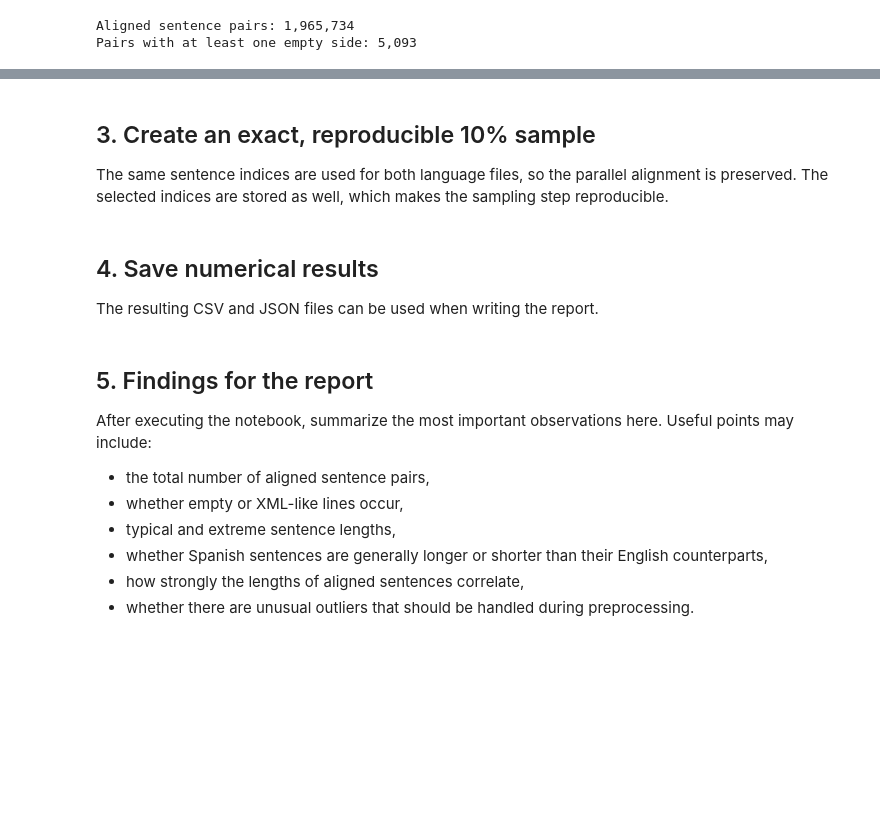
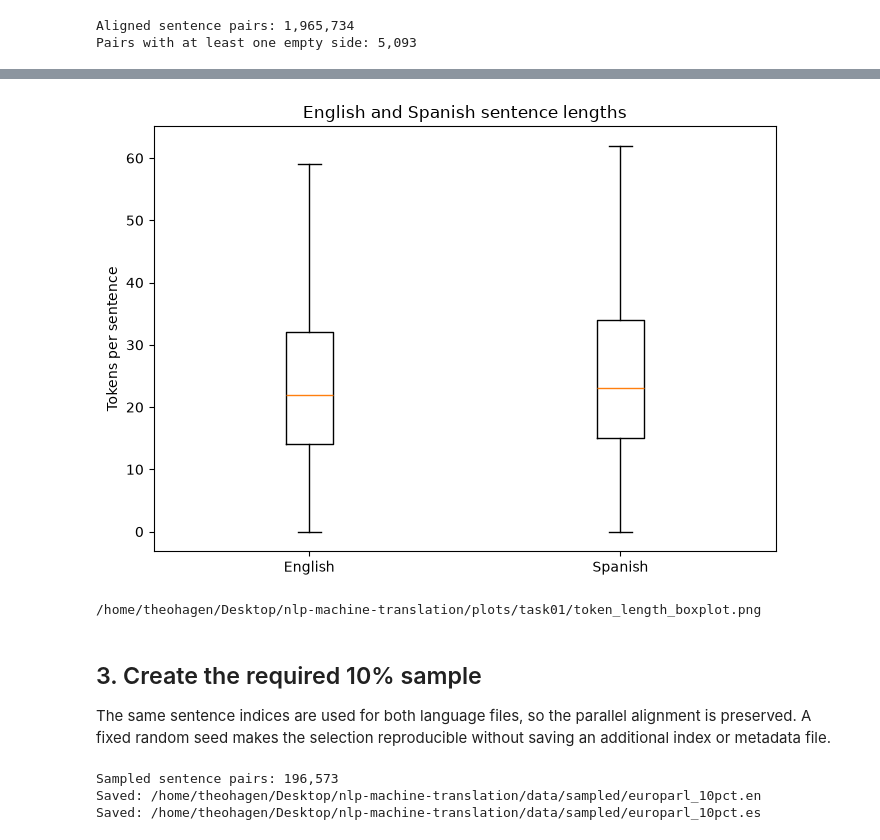
Before and after one commit to theodorhagen/nlp-machine-translation, a Jupyter notebook: notebooks/task01_data_exploration.ipynb, the cells around one changed output, grey strips where cells are left out. Cells and saved outputs as stored; diff of their text form; code cells hidden in the pictures; blank space fills up the shorter version.

```diff
--- a/notebooks/task01_data_exploration.ipynb
+++ b/notebooks/task01_data_exploration.ipynb
@@ -215,24 +230,27 @@ print(path)
 # %%
 plot_data = [
     en_tokens[en_tokens <= np.percentile(en_tokens, 99)],
     es_tokens[es_tokens <= np.percentile(es_tokens, 99)],
 ]
 
 plt.figure(figsize=(7, 5))
 plt.boxplot(plot_data, tick_labels=["English", "Spanish"], showfliers=False)
 plt.ylabel("Tokens per sentence")
 plt.title("English and Spanish sentence lengths")
 plt.tight_layout()
 
-path = FIGURE_DIR / "token_length_boxplot.png"
+path = PLOT_DIR / "token_length_boxplot.png"
 plt.savefig(path, dpi=200)
 plt.show()
 
 print(path)
+# %% [output]
+[figure, added]
+/home/theohagen/Desktop/nlp-machine-translation/plots/task01/token_length_boxplot.png
 # %% [markdown]
-## 3. Create an exact, reproducible 10% sample
+## 3. Create the required 10% sample
 
-The same sentence indices are used for both language files, so the parallel alignment is preserved. The selected indices are stored as well, which makes the sampling step reproducible.
+The same sentence indices are used for both language files, so the parallel alignment is preserved. A fixed random seed makes the selection reproducible without saving an additional index or metadata file.
 # %%
 sample_size = int(round(total_pairs * SAMPLE_FRACTION))
 rng = np.random.default_rng(RANDOM_SEED)
@@ -243,9 +261,6 @@ sample_indices = np.sort(
 
 sample_en_path = SAMPLE_DIR / "europarl_10pct.en"
 sample_es_path = SAMPLE_DIR / "europarl_10pct.es"
-sample_indices_path = ARTIFACT_DIR / "sample_indices.npy"
-
-np.save(sample_indices_path, sample_indices)
 
 selected = 0
 next_position = 0
@@ -269,23 +284,10 @@ with EN_PATH.open("r", encoding="utf-8", errors="replace") as en_file, \
 
 assert selected == sample_size
 
-sampling_metadata = {
-    "random_seed": RANDOM_SEED,
-    "sample_fraction": SAMPLE_FRACTION,
-    "corpus_sentence_pairs": total_pairs,
-    "sample_sentence_pairs": selected,
-    "english_sample_file": str(sample_en_path.relative_to(PROJECT_ROOT)),
-    "spanish_sample_file": str(sample_es_path.relative_to(PROJECT_ROOT)),
-}
-
-metadata_path = ARTIFACT_DIR / "sampling_metadata.json"
-metadata_path.write_text(
-    json.dumps(sampling_metadata, indent=2),
-    encoding="utf-8",
-)
-
-print(json.dumps(sampling_metadata, indent=2))
+print(f"Sampled sentence pairs: {selected:,}")
+print(f"Saved: {sample_en_path}")
+print(f"Saved: {sample_es_path}")
+# %% [output]
+Sampled sentence pairs: 196,573
+Saved: /home/theohagen/Desktop/nlp-machine-translation/data/sampled/europarl_10pct.en
+Saved: /home/theohagen/Desktop/nlp-machine-translation/data/sampled/europarl_10pct.es
-# %% [markdown]
-## 4. Save numerical results
-
-The resulting CSV and JSON files can be used when writing the report.
@@ -306,11 +293,0 @@ print(f"Saved sampled corpus in: {SAMPLE_DIR}")
-# %% [markdown]
-## 5. Findings for the report
-
-After executing the notebook, summarize the most important observations here. Useful points may include:
-
-- the total number of aligned sentence pairs,
-- whether empty or XML-like lines occur,
-- typical and extreme sentence lengths,
-- whether Spanish sentences are generally longer or shorter than their English counterparts,
-- how strongly the lengths of aligned sentences correlate,
-- whether there are unusual outliers that should be handled during preprocessing.
```
Also changed, not shown: parts of 9 cells of this notebook, 4 other files.
